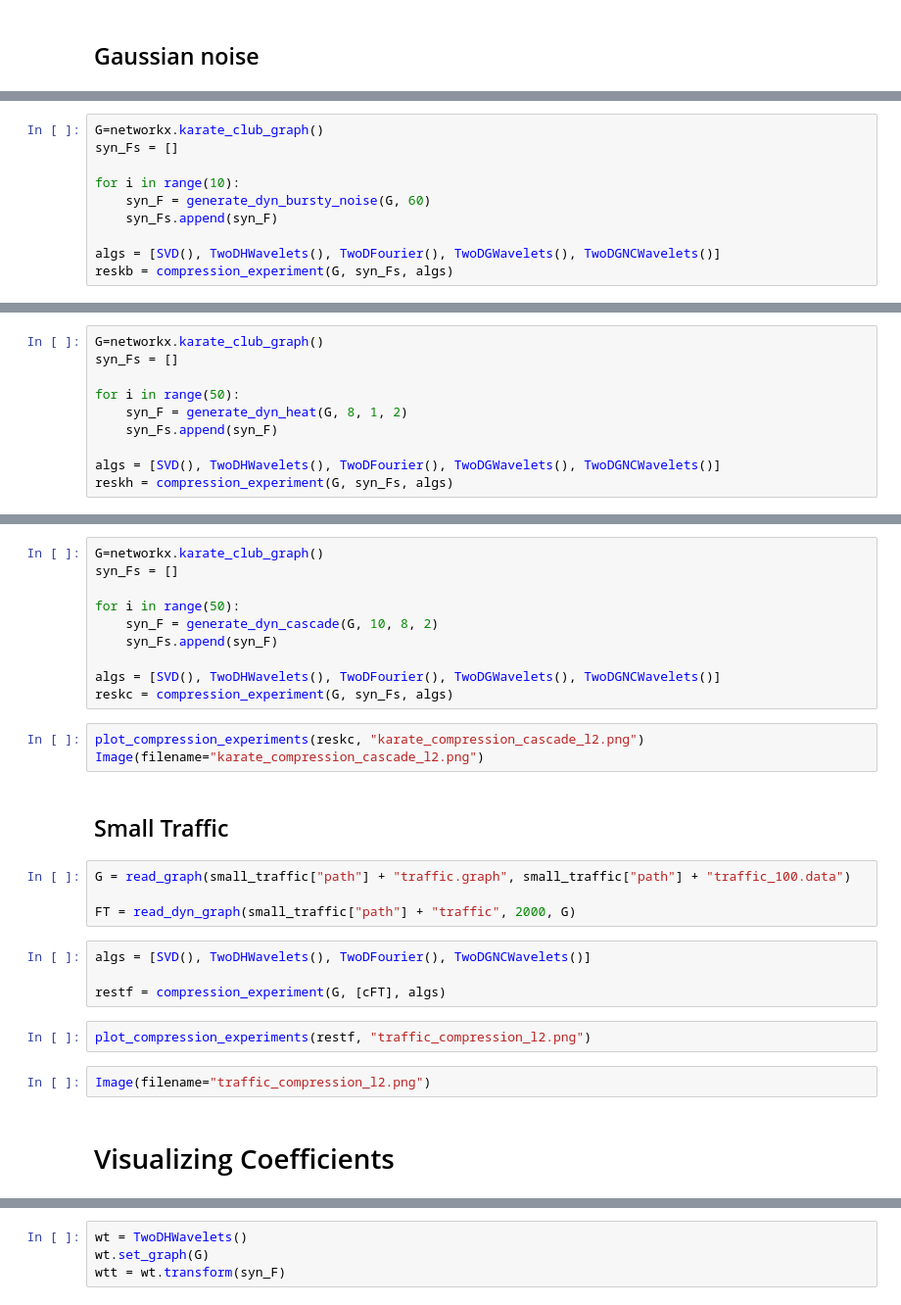
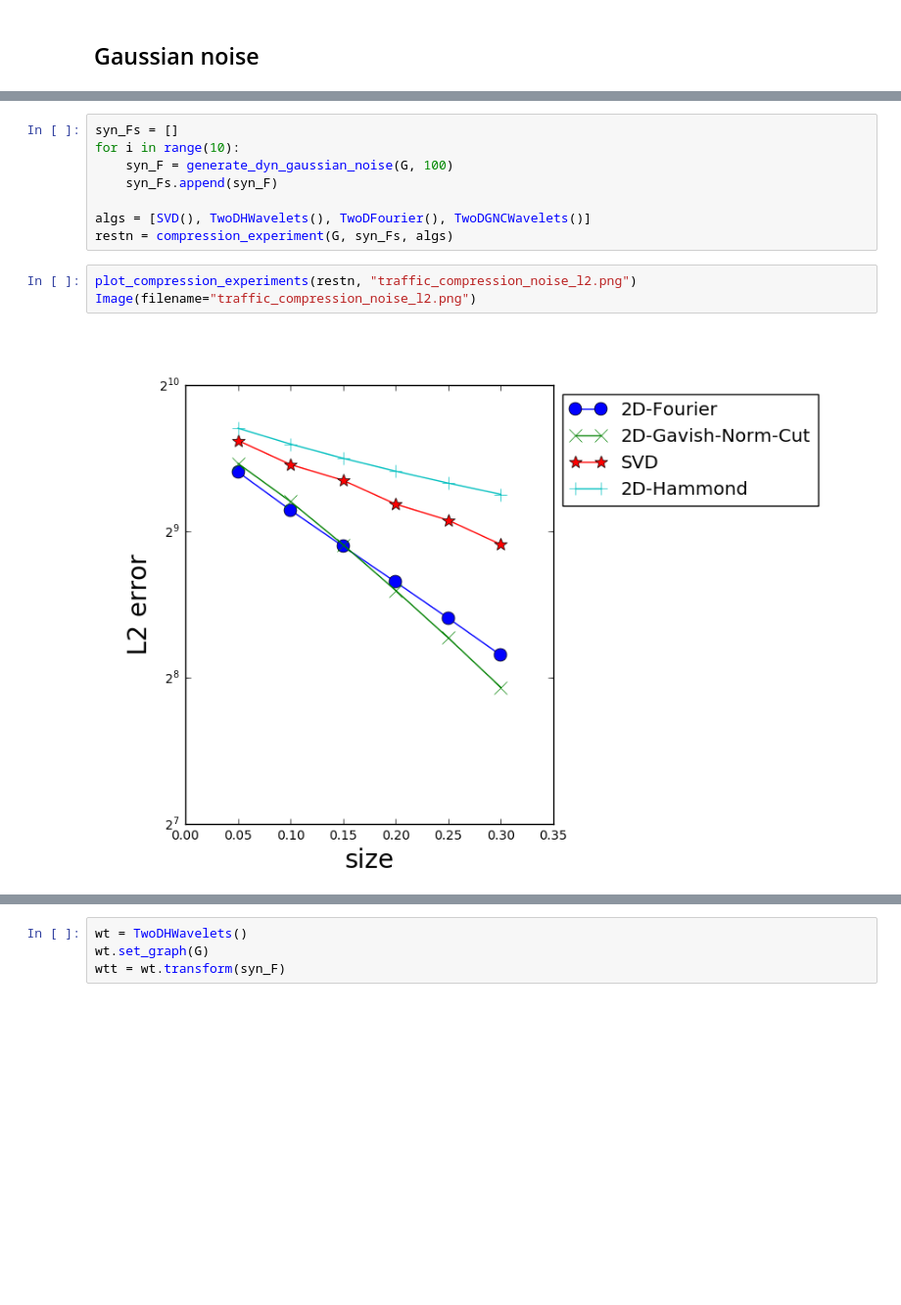
Before and after one commit to arleilps/network-process-discovery, a Jupyter notebook: network-processes.ipynb, the cells around one changed output, grey strips where cells are left out. Shown: that part at 98% size. Drawn from its saved outputs; the diff is of its cells as text; blank space fills up the shorter version.

```diff
--- a/network-processes.ipynb
+++ b/network-processes.ipynb
@@ -237,10 +119,0 @@ Image(filename='karate_sync_smooth_gaussian.png')
-# %%
-G=networkx.karate_club_graph()
-syn_Fs = []
-
-for i in range(10):
-    syn_F = generate_dyn_bursty_noise(G, 60)
-    syn_Fs.append(syn_F)
-
-algs = [SVD(), TwoDHWavelets(), TwoDFourier(), TwoDGWavelets(), TwoDGNCWavelets()]
-reskb = compression_experiment(G, syn_Fs, algs)
@@ -258,13 +120,3 @@ Image(filename='karate_sync_bursty.png')
-# %%
-G=networkx.karate_club_graph()
-syn_Fs = []
-
-for i in range(50):
-    syn_F = generate_dyn_heat(G, 8, 1, 2)
-    syn_Fs.append(syn_F)
-
-algs = [SVD(), TwoDHWavelets(), TwoDFourier(), TwoDGWavelets(), TwoDGNCWavelets()]
-reskh = compression_experiment(G, syn_Fs, algs)
 # %%
 plot_compression_experiments(reskh, "karate_compression_heat_l2.png")
 Image(filename="karate_compression_heat_l2.png")
@@ -273,29 +145,13 @@ Image(filename="karate_compression_heat_l2.png")
 # %%
-G=networkx.karate_club_graph()
 syn_Fs = []
-
-for i in range(50):
-    syn_F = generate_dyn_cascade(G, 10, 8, 2)
+for i in range(10):
+    syn_F = generate_dyn_gaussian_noise(G, 100)
     syn_Fs.append(syn_F)
 
-algs = [SVD(), TwoDHWavelets(), TwoDFourier(), TwoDGWavelets(), TwoDGNCWavelets()]
-reskc = compression_experiment(G, syn_Fs, algs)
+algs = [SVD(), TwoDHWavelets(), TwoDFourier(), TwoDGNCWavelets()]
+restn = compression_experiment(G, syn_Fs, algs)
 # %%
-plot_compression_experiments(reskc, "karate_compression_cascade_l2.png")
-Image(filename="karate_compression_cascade_l2.png")
+plot_compression_experiments(restn, "traffic_compression_noise_l2.png")
+Image(filename="traffic_compression_noise_l2.png")
+# %% [output]
+[figure, added]
-# %% [markdown]
-## Small Traffic
-# %%
-G = read_graph(small_traffic["path"] + "traffic.graph", small_traffic["path"] + "traffic_100.data")
-
-FT = read_dyn_graph(small_traffic["path"] + "traffic", 2000, G)
-# %%
-algs = [SVD(), TwoDHWavelets(), TwoDFourier(), TwoDGNCWavelets()]
-
-restf = compression_experiment(G, [cFT], algs)
-# %%
-plot_compression_experiments(restf, "traffic_compression_l2.png")
-# %%
-Image(filename="traffic_compression_l2.png")
-# %% [markdown]
-# Visualizing Coefficients
```
Also changed, not shown: parts of 50 cells of this notebook, 3 other files.
